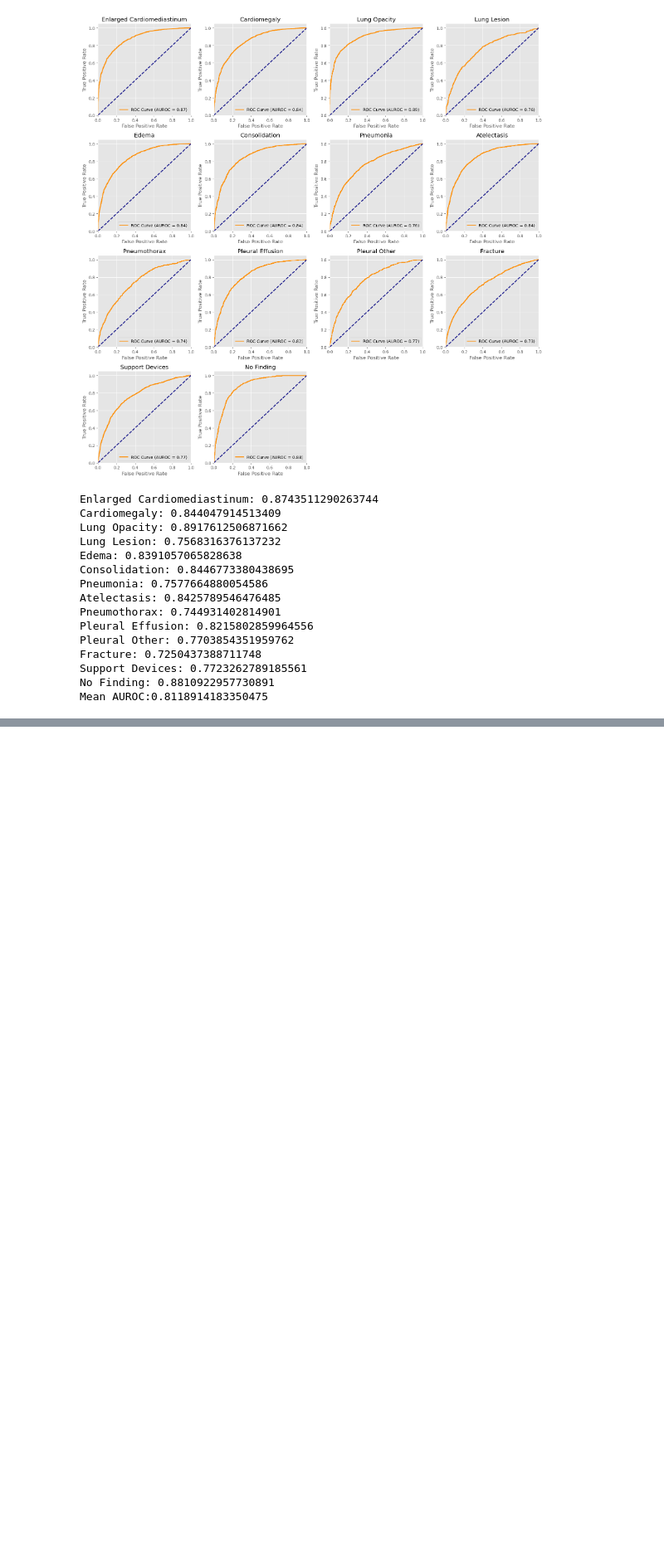
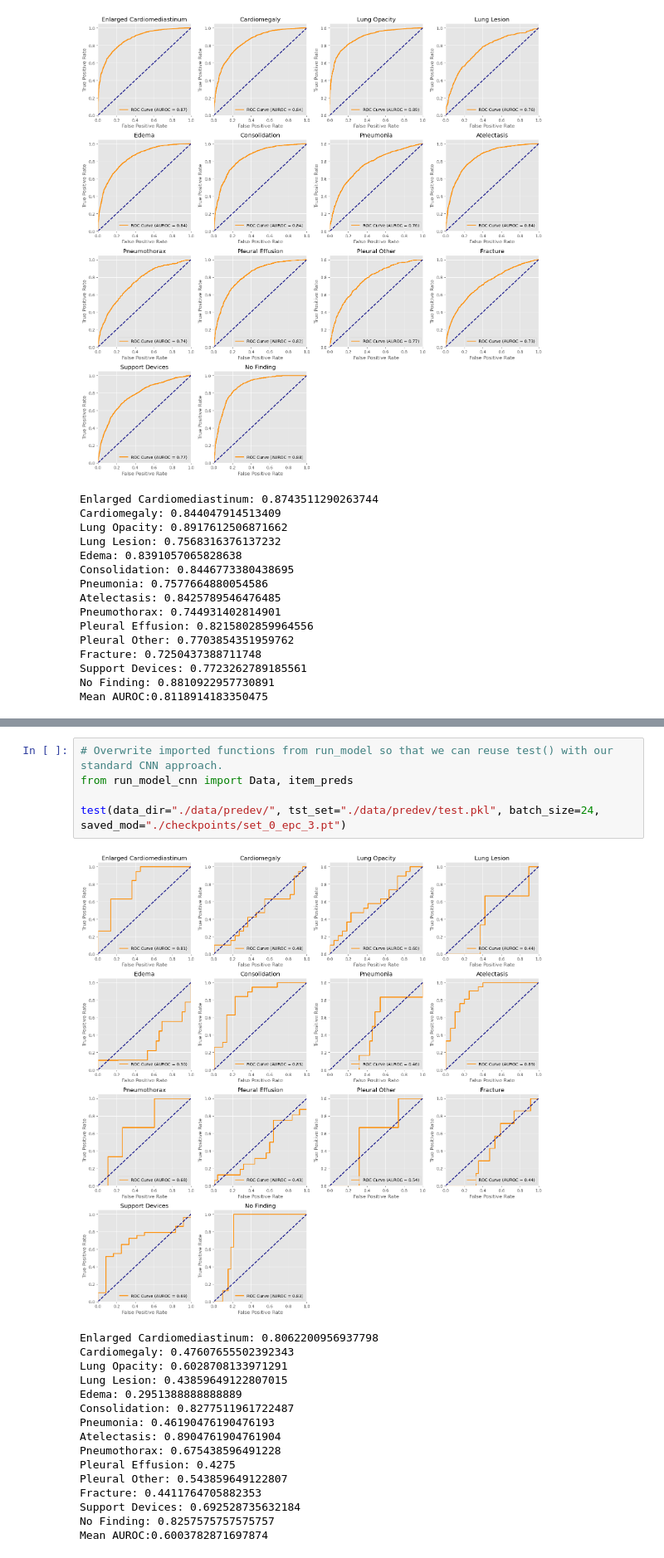
Before and after one commit to Achan40/multimodal-class-acv, a Jupyter notebook: metrics_and_performance.ipynb, the cells around one changed output, grey strips where cells are left out. Shown at 83% size. Drawn from its saved outputs; the diff is of its cells as text; blank space fills up the shorter version.

```diff
--- a/metrics_and_performance.ipynb
+++ b/metrics_and_performance.ipynb
@@ -201,0 +253,22 @@ Mean AUROC:0.8118914183350475
+# %%
+# Overwrite imported functions from run_model so that we can reuse test() with our standard CNN approach.
+from run_model_cnn import Data, item_preds
+
+test(data_dir="./data/predev/", tst_set="./data/predev/test.pkl", batch_size=24, saved_mod="./checkpoints/set_0_epc_3.pt")
+# %% [output]
+[figure, added]
+Enlarged Cardiomediastinum: 0.8062200956937798
+Cardiomegaly: 0.47607655502392343
+Lung Opacity: 0.6028708133971291
+Lung Lesion: 0.43859649122807015
+Edema: 0.2951388888888889
+Consolidation: 0.8277511961722487
+Pneumonia: 0.46190476190476193
+Atelectasis: 0.8904761904761904
+Pneumothorax: 0.675438596491228
+Pleural Effusion: 0.4275
+Pleural Other: 0.543859649122807
+Fracture: 0.4411764705882353
+Support Devices: 0.692528735632184
+No Finding: 0.8257575757575757
+Mean AUROC:0.6003782871697874
```
Also changed, not shown: parts of 5 cells of this notebook, 4 other files.
